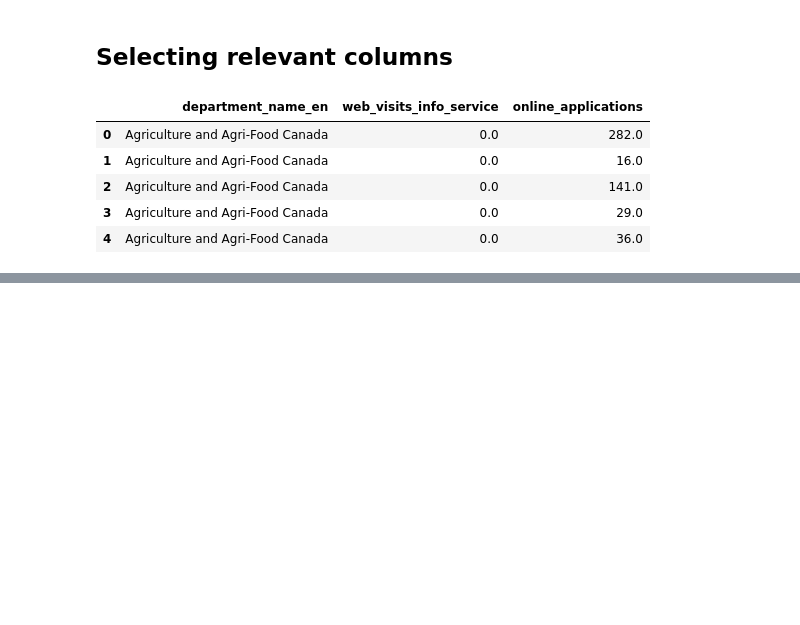
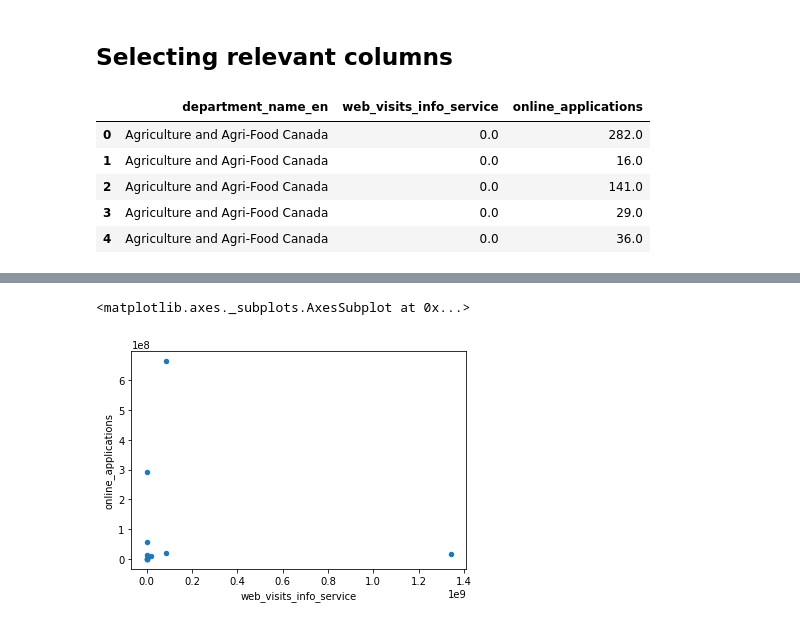
Before and after one commit to d-ta/GC-Service-Inventory-EDA, a Jupyter notebook: GC Service Inventory_DJ.ipynb, the cells around one changed output, grey strips where cells are left out. Cells and saved outputs as stored; diff of their text form; code cells hidden in the pictures; blank space fills up the shorter version.

```diff
--- a/GC Service Inventory_DJ.ipynb
+++ b/GC Service Inventory_DJ.ipynb
@@ -90,0 +105,5 @@ df_inv_online_data.head()
+# %%
+df_inv_online_data.plot(kind='scatter',x='web_visits_info_service',y='online_applications')
+# %% [output]
+<matplotlib.axes._subplots.AxesSubplot at 0x...>
+[figure, added]
```
Also changed, not shown: parts of 9 cells of this notebook.
